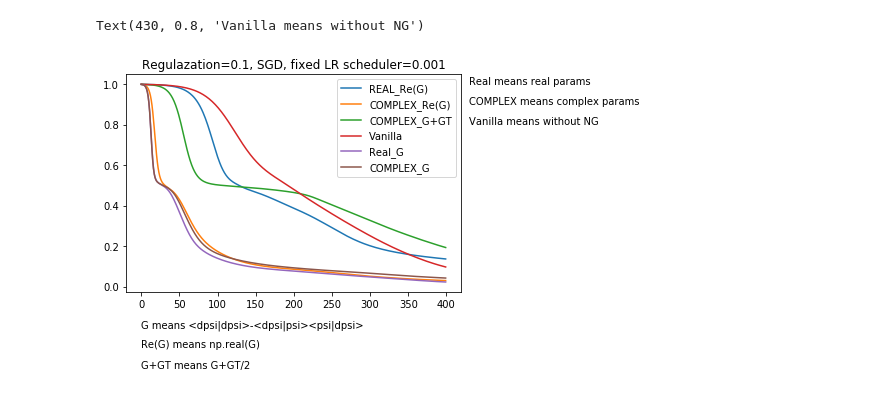
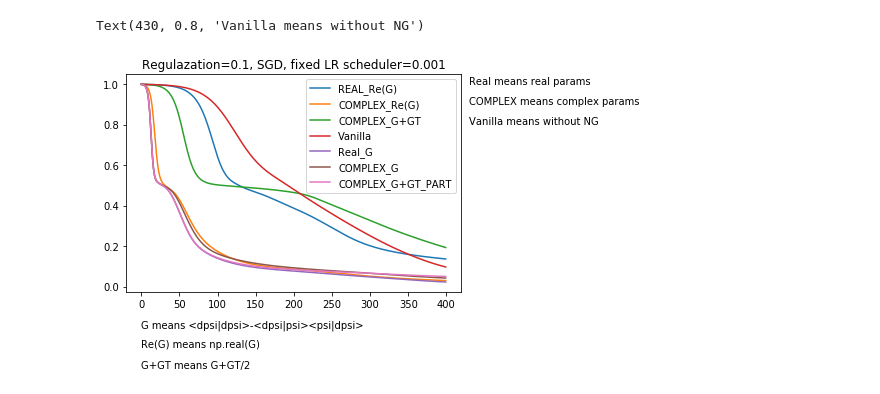
Before and after one commit to Miatto-research-group/Poenta, a Jupyter notebook: Untitled1.ipynb, the cells around one changed output. Drawn from its saved outputs; the diff is of its cells as text; code cells hidden in the pictures.

Commit message:
fixed complex formula

```diff
--- a/Untitled1.ipynb
+++ b/Untitled1.ipynb
@@ -25,21 +25,26 @@ infile.close()
 infile = open('pickle/Complex,G','rb')
 losses6 = pickle.load(infile)
 infile.close()
+# %%
+infile = open('pickle/test','rb')
+losses7 = pickle.load(infile)
+infile.close()
 # %%
 plot0 = plt.plot(losses1[:400])
 plot1 = plt.plot(losses2[:400])
 plot2 = plt.plot(losses3[:400])
 plot3 = plt.plot(losses4[:400])
 plot4 = plt.plot(losses5[:400])
 plot5 = plt.plot(losses6[:400])
+plot6 = plt.plot(losses7[:400])
 plt.title("Regulazation=0.1, SGD, fixed LR scheduler=0.001")
-plt.legend((plot0[0],plot1[0],plot2[0],plot3[0],plot4[0],plot5[0]),("REAL_Re(G)","COMPLEX_Re(G)","COMPLEX_G+GT",'Vanilla',"Real_G","COMPLEX_G"))
+plt.legend((plot0[0],plot1[0],plot2[0],plot3[0],plot4[0],plot5[0],plot6[0]),("REAL_Re(G)","COMPLEX_Re(G)","COMPLEX_G+GT",'Vanilla',"Real_G","COMPLEX_G","COMPLEX_G+GT_PART"))
 plt.text(0,-0.2,"G means <dpsi|dpsi>-<dpsi|psi><psi|dpsi>")
 plt.text(0,-0.3,"Re(G) means np.real(G)")
 plt.text(0,-0.4,"G+GT means G+GT/2")
 plt.text(430,1,"Real means real params")
 plt.text(430,0.9,"COMPLEX means complex params")
 plt.text(430,0.8,"Vanilla means without NG")
 # %% [output]
 Text(430, 0.8, 'Vanilla means without NG')
-[figure, old version]
+[figure, new version]
```
Also changed, not shown: parts of 1 cell of this notebook, 4 other files.
